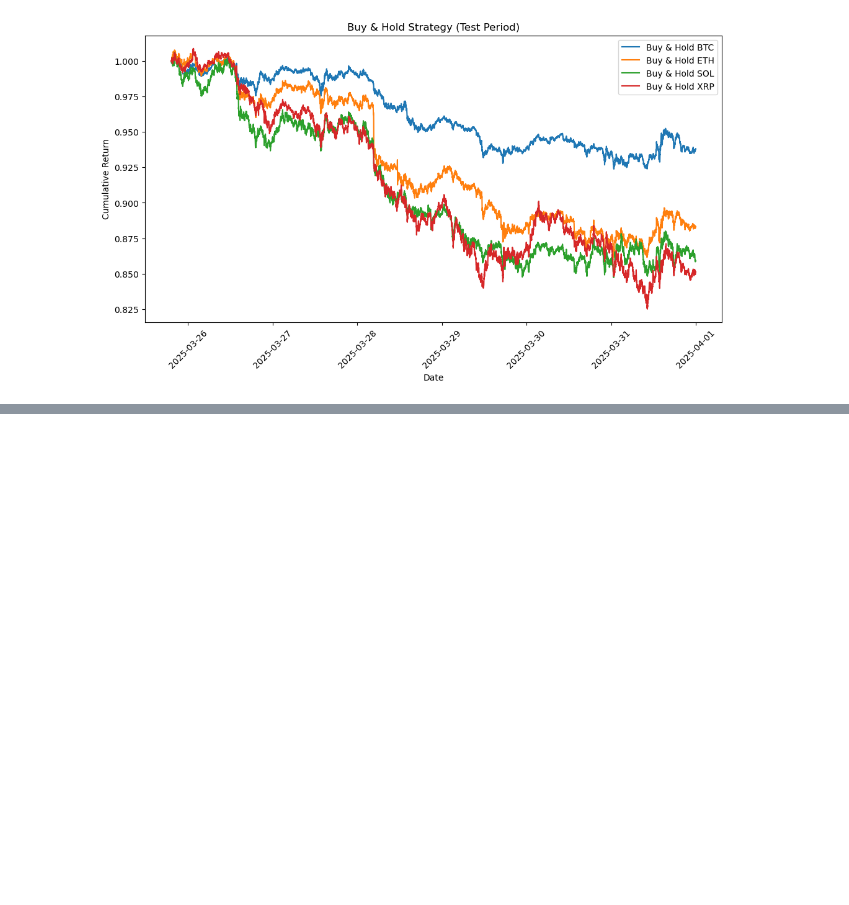
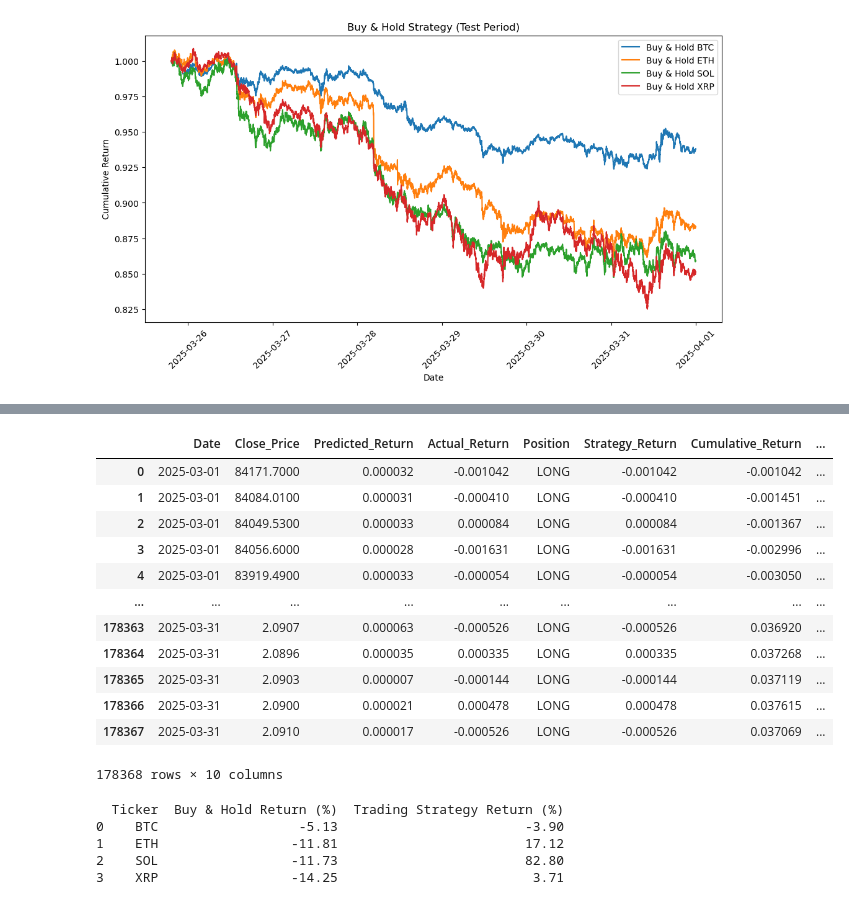
Before and after one commit to onepersonhere/4211-project, a Jupyter notebook: crypto/improved_model.ipynb, the cells around one changed output, grey strips where cells are left out. Cells and saved outputs as stored; diff of their text form; code cells hidden in the pictures; blank space fills up the shorter version.

```diff
--- a/crypto/improved_model.ipynb
+++ b/crypto/improved_model.ipynb
@@ -1163,0 +910,65 @@ plot_buy_and_hold_test_period(validation)
+# %%
+all_trades_2_df['Rolling_Risk'] = all_trades_2_df.groupby('Ticker')['Actual_Return'].transform(lambda x: x.rolling(window=10).std())
+all_trades_2_df['Rolling_Average'] = all_trades_2_df.groupby('Ticker')['Actual_Return'].transform(lambda x: x.rolling(window=10).mean())
+# %%
+all_trades_2_df
+# %% [output]
+|  | Date | Close_Price | Predicted_Return | Actual_Return | Position | Strategy_Return | Cumulative_Return | ... |
+| 0 | 2025-03-01 | 84171.7000 | 0.000032 | -0.001042 | LONG | -0.001042 | -0.001042 | ... |
+| 1 | 2025-03-01 | 84084.0100 | 0.000031 | -0.000410 | LONG | -0.000410 | -0.001451 | ... |
+| 2 | 2025-03-01 | 84049.5300 | 0.000033 | 0.000084 | LONG | 0.000084 | -0.001367 | ... |
+| 3 | 2025-03-01 | 84056.6000 | 0.000028 | -0.001631 | LONG | -0.001631 | -0.002996 | ... |
+| 4 | 2025-03-01 | 83919.4900 | 0.000033 | -0.000054 | LONG | -0.000054 | -0.003050 | ... |
+| ... | ... | ... | ... | ... | ... | ... | ... | ... |
+| 178363 | 2025-03-31 | 2.0907 | 0.000063 | -0.000526 | LONG | -0.000526 | 0.036920 | ... |
+| 178364 | 2025-03-31 | 2.0896 | 0.000035 | 0.000335 | LONG | 0.000335 | 0.037268 | ... |
+| 178365 | 2025-03-31 | 2.0903 | 0.000007 | -0.000144 | LONG | -0.000144 | 0.037119 | ... |
+| 178366 | 2025-03-31 | 2.0900 | 0.000021 | 0.000478 | LONG | 0.000478 | 0.037615 | ... |
+| 178367 | 2025-03-31 | 2.0910 | 0.000017 | -0.000526 | LONG | -0.000526 | 0.037069 | ... |
+178368 rows × 10 columns
+# %%
+
+
+# Function to calculate returns for both strategies during the test period
+def calculate_strategy_returns_validation(df, all_trades_2_df):
+    results = []
+    df = df.rename(columns={"Token": "Ticker"})
+    for Token in df['Ticker'].unique():
+        df_Token = df[df['Ticker'] == Token].sort_values('Datetime')
+
+        # Split data (80% train, 20% test)
+        split_index = int(len(df_Token) * 0.8)
+        df_test = df_Token.iloc[split_index:]  # Select last 20%
+
+        if df_test.empty:
+            continue  # Skip if no test data
+
+        # Buy & Hold Strategy Return
+        initial_price = df_test['Close'].iloc[0]
+        final_price = df_test['Close'].iloc[-1]
+        buy_and_hold_return = (final_price / initial_price) - 1
+
+        # Trading Strategy Return (from the logged trades)
+        df_trades = all_trades_2_df[all_trades_2_df['Ticker'] == Token]
+        strategy_return = df_trades['Cumulative_Return'].iloc[-1] if not df_trades.empty else None
+
+        results.append({
+            "Ticker": Token,
+            "Buy & Hold Return (%)": round(buy_and_hold_return * 100, 2),
+            "Trading Strategy Return (%)": round(strategy_return * 100, 2) if strategy_return is not None else None
+        })
+
+    return pd.DataFrame(results)
+
+# Check if trading results exist
+if 'all_trades_2_df' in globals():
+    strategy_returns_2_df = calculate_strategy_returns_validation(validation2, all_trades_2_df)
+    print(strategy_returns_2_df)
+else:
+    print("Trading strategy results are missing. Please re-run the trading model first.")
+# %% [output]
+  Ticker  Buy & Hold Return (%)  Trading Strategy Return (%)
+0    BTC                  -5.13                        -3.90
+1    ETH                 -11.81                        17.12
+2    SOL                 -11.73                        82.80
+3    XRP                 -14.25                         3.71
```
Also changed, not shown: parts of 77 cells of this notebook, 1 other file.
